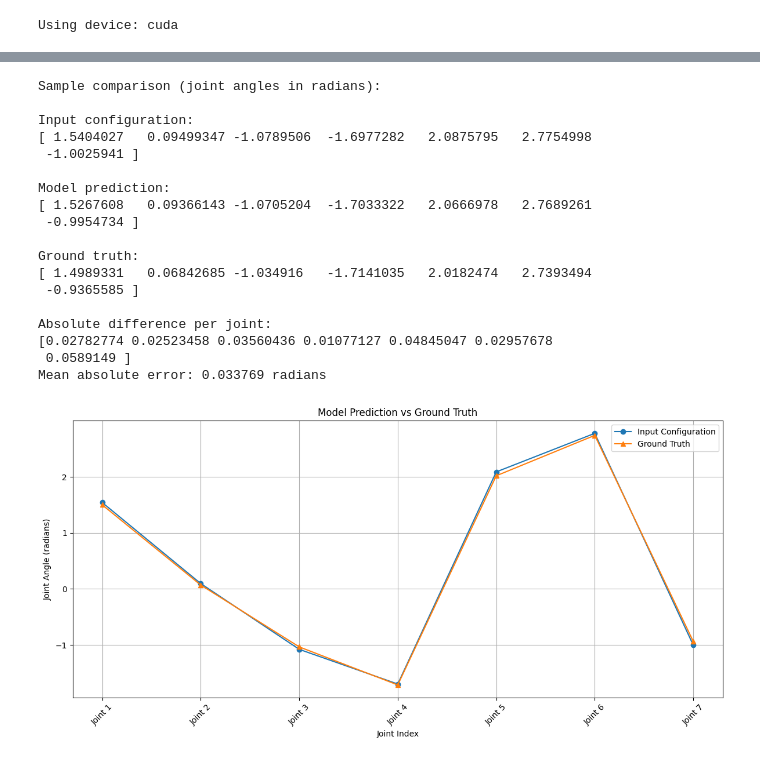
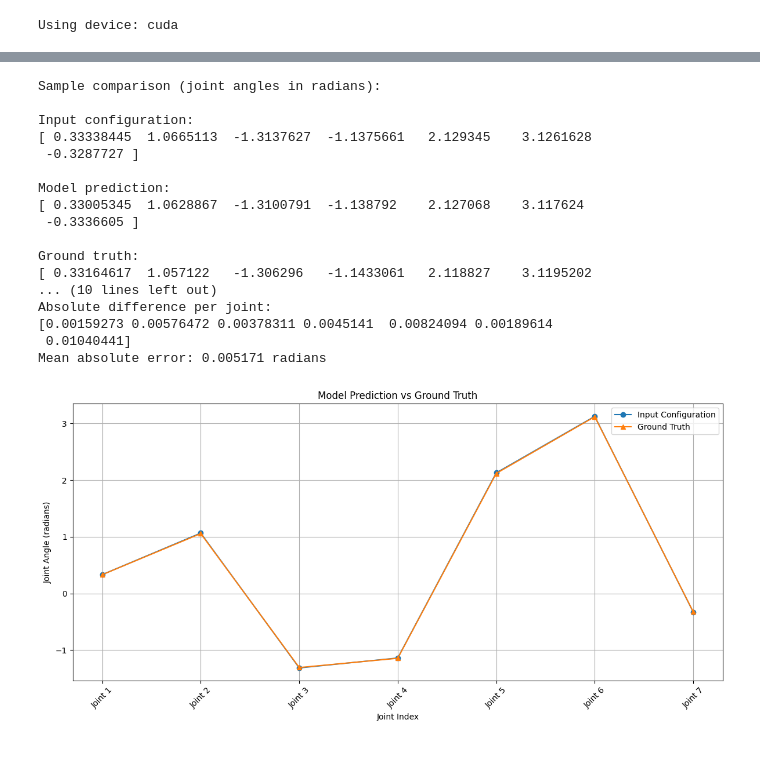
Before and after one commit to zipping-suger/motion_policy, a Jupyter notebook: note.ipynb, the cells around one changed output, grey strips where cells are left out. Cells and saved outputs as stored; diff of their text form; code cells hidden in the pictures.

```diff
--- a/note.ipynb
+++ b/note.ipynb
@@ -68,7 +68,7 @@ def downsize_and_split(
                     for k in g.keys():
                         g[k][ii, ...] = f[k][jj, ...]
 # %%
-input_file="../data/cubby/neutral/ompl/all_data.hdf5"
+input_file="../data/tabletop/neutral/ompl/all_data.hdf5"
 with h5py.File(input_file) as f:
     # Get the number of samples in the dataset
     num_samples = len(f["cuboid_centers"])
@@ -348,8 +348,8 @@ from robofin.pointcloud.torch import FrankaSampler
 import utils
 # %%
 # Configuration
-MODEL_CHECKPOINT = "./checkpoints/tyztp0z2/epoch=46-step=437251.ckpt"  # Update with your checkpoint path
-DATA_DIR = "./pretrain_data/curobo"  # Update with your data directory
+MODEL_CHECKPOINT = "./checkpoints/sxp9r1ag/epoch-epoch=49-end.ckpt"  # Update with your checkpoint path
+DATA_DIR = "./pretrain_data/ompl"  # Update with your data directory
 TRAJECTORY_KEY = "global_solutions"
 NUM_ROBOT_POINTS = 2048
 NUM_OBSTACLE_POINTS = 4096
@@ -413,14 +413,15 @@ with torch.no_grad():
 
     # Forward pass
     model_output = model(xyz, q, target)
-    prediction = torch.clamp(q + model_output, min=-1, max=1)
+    prediction = q + model_output
+    ground_truth = q + supervision
 
     # Calculate losses
-    bc_loss = torch.nn.MSELoss()(prediction, supervision)
+    bc_loss = torch.nn.MSELoss()(model_output, supervision)
 
     # Calculate collision loss
     input_pc = model.fk_sampler.sample(
-        utils.unnormalize_franka_joints(prediction),
+        prediction,
         model.num_robot_points
     )
 
@@ -443,7 +444,10 @@ with torch.no_grad():
     print(f"Total Loss: {total_loss.item():.6f}")
 
     # Unnormalize predictions for better visualization/comparison
-    q_unnorm = utils.unnormalize_franka_joints(q)
-    pred_unnorm = utils.unnormalize_franka_joints(prediction)
-    supervision_unnorm = utils.unnormalize_franka_joints(supervision)
+    # q_unnorm = utils.unnormalize_franka_joints(q)
+    q_unnorm = q
+    pred_unnorm = prediction
+    ground_truth_unnorm = ground_truth
+    supervision_unnorm = supervision
+    model_output_unnorm = model_output
 # %% [output]
@@ -453,6 +457,6 @@ Total Loss: 0.000061
 # %%
 # Compare predictions with ground truth for the first item in batch
-sample_idx = 1
+sample_idx = 0
 
 print("\nSample comparison (joint angles in radians):")
 print(f"\nInput configuration:")
@@ -462,10 +466,16 @@ print(f"\nModel prediction:")
 print(pred_unnorm[sample_idx].cpu().numpy())
 
 print(f"\nGround truth:")
+print(ground_truth_unnorm[sample_idx].cpu().numpy())
+
+print(f"\nModel output:")
+print(model_output_unnorm[sample_idx].cpu().numpy())
+
+print(f"\nsupervision:")
 print(supervision_unnorm[sample_idx].cpu().numpy())
 
 # Calculate difference
-diff = torch.abs(pred_unnorm[sample_idx] - supervision_unnorm[sample_idx])
+diff = torch.abs(pred_unnorm[sample_idx] - ground_truth_unnorm[sample_idx])
 print(f"\nAbsolute difference per joint:")
 print(diff.cpu().numpy())
 print(f"Mean absolute error: {diff.mean().item():.6f} radians")
@@ -473,44 +483,43 @@ print(f"Mean absolute error: {diff.mean().item():.6f} radians")
 Sample comparison (joint angles in radians):
 
 Input configuration:
-[ 1.5404027   0.09499347 -1.0789506  -1.6977282   2.0875795   2.7754998
- -1.0025941 ]
+[ 0.33338445  1.0665113  -1.3137627  -1.1375661   2.129345    3.1261628
+ -0.3287727 ]
 
 Model prediction:
-[ 1.5267608   0.09366143 -1.0705204  -1.7033322   2.0666978   2.7689261
- -0.9954734 ]
+[ 0.33005345  1.0628867  -1.3100791  -1.138792    2.127068    3.117624
+ -0.3336605 ]
 
 Ground truth:
-[ 1.4989331   0.06842685 -1.034916   -1.7141035   2.0182474   2.7393494
- -0.9365585 ]
-
+[ 0.33164617  1.057122   -1.306296   -1.1433061   2.118827    3.1195202
+... (10 lines left out)
 Absolute difference per joint:
-[0.02782774 0.02523458 0.03560436 0.01077127 0.04845047 0.02957678
- 0.0589149 ]
-Mean absolute error: 0.033769 radians
+[0.00159273 0.00576472 0.00378311 0.0045141  0.00824094 0.00189614
+ 0.01040441]
+Mean absolute error: 0.005171 radians
 # %%
 # Visualize prediction vs ground truth
 joint_indices = np.arange(7)
 joint_names = ["Joint 1", "Joint 2", "Joint 3", "Joint 4", "Joint 5", "Joint 6", "Joint 7"]
 
 plt.figure(figsize=(12, 6))
 
 # Plot input configuration
 plt.plot(joint_indices, q_unnorm[sample_idx].cpu().numpy(), 'o-', label='Input Configuration')
 
-# Plot prediction
+# # Plot prediction
 # plt.plot(joint_indices, pred_unnorm[sample_idx].cpu().numpy(), 's-', label='Model Prediction')
 
 # Plot ground truth
-plt.plot(joint_indices, supervision_unnorm[sample_idx].cpu().numpy(), '^-', label='Ground Truth')
+plt.plot(joint_indices, ground_truth_unnorm[sample_idx].cpu().numpy(), '^-', label='Ground Truth')
 
 plt.xlabel('Joint Index')
 plt.ylabel('Joint Angle (radians)')
 plt.title('Model Prediction vs Ground Truth')
 plt.xticks(joint_indices, joint_names, rotation=45)
 plt.legend()
 plt.grid(True)
 plt.tight_layout()
 plt.show()
 # %% [output]
-[figure, old version]
+[figure, new version]
```
Also changed, not shown: parts of 4 cells of this notebook, 2 other files.
